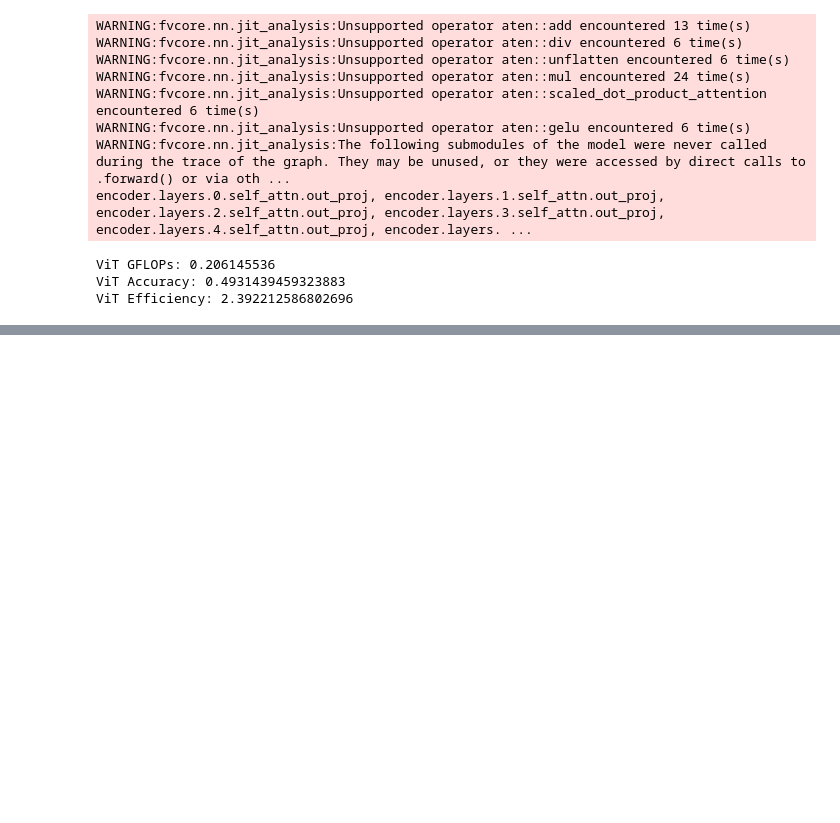
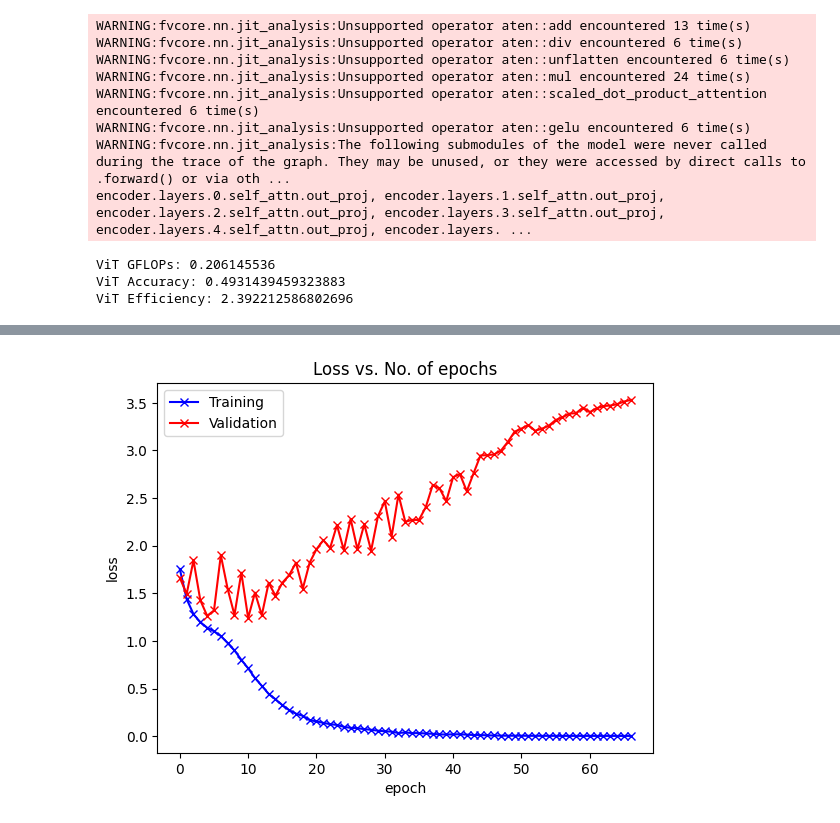
Before and after one commit to nmhaaa3218/CV-Facial-Expression, a Jupyter notebook: Facial_Expression_Recognition_2025.ipynb, the cells around one changed output, grey strips where cells are left out. Cells and saved outputs as stored; diff of their text form; code cells hidden in the pictures; blank space fills up the shorter version.

```diff
--- a/Facial_Expression_Recognition_2025.ipynb
+++ b/Facial_Expression_Recognition_2025.ipynb
@@ -966,0 +1140,4 @@ ViT Efficiency: 2.392212586802696
+# %%
+plot_losses(history_vgg)
+# %% [output]
+[figure, added]
```
Also changed, not shown: parts of 7 cells of this notebook.
